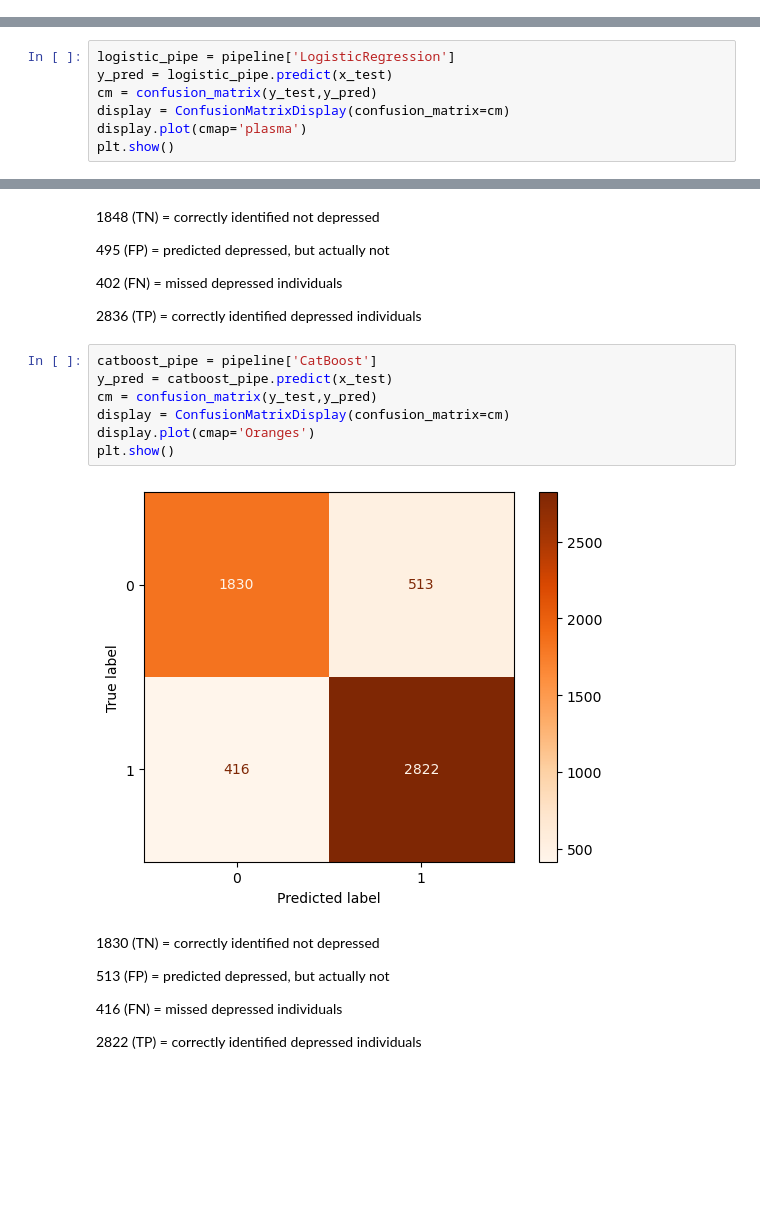
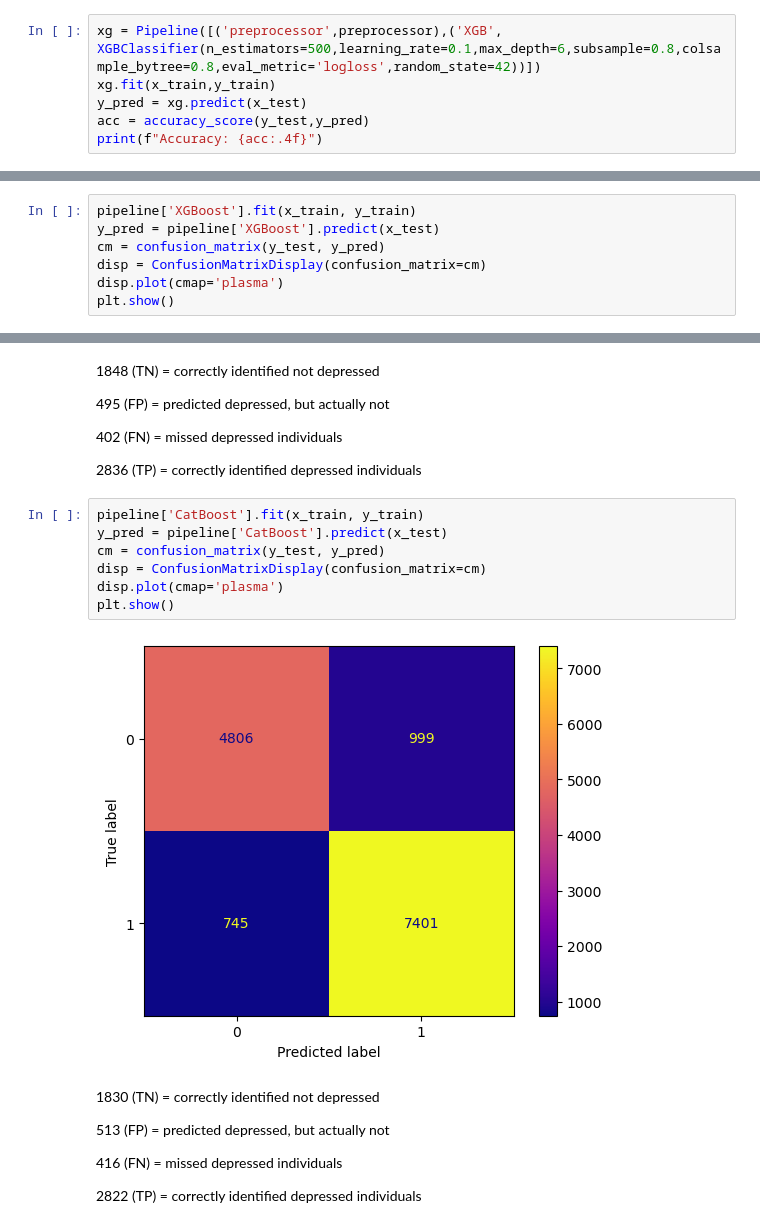
Before and after one commit to cathym20/Student-Depression, a Jupyter notebook: student_depression.ipynb, the cells around one changed output, grey strips where cells are left out. Drawn from its saved outputs; the diff is of its cells as text; blank space fills up the shorter version.

```diff
--- a/student_depression.ipynb
+++ b/student_depression.ipynb
@@ -364,3 +364,9 @@ weighted avg       0.86      0.86      0.86     13950
 Among the models evaluated—Logistic Regression, Random Forest, SVC, LightGBM, and CatBoost; Logistic Regression achieved the best overall performance in accuracy, recall, and F1-score, particularly for detecting depressed individuals, making it the preferred baseline model. It indicates that the underlying relationships in the data are largely linear
 # %% [markdown]
 Accuracy alone was insufficient due to potential class imbalance, so we used precision, recall, F1-score, and confusion matrix for deeper evaluation. GridSearchCV was then applied to optimize hyperparameters and improve generalization.
+# %%
+xg = Pipeline([('preprocessor',preprocessor),('XGB', XGBClassifier(n_estimators=500,learning_rate=0.1,max_depth=6,subsample=0.8,colsample_bytree=0.8,eval_metric='logloss',random_state=42))])
+xg.fit(x_train,y_train)
+y_pred = xg.predict(x_test)
+acc = accuracy_score(y_test,y_pred)
+print(f"Accuracy: {acc:.4f}")
@@ -389,8 +409,8 @@ HistGradientBoostingClassifier Best params: {'Histgradientboosting__max_depth':
 # %%
-logistic_pipe = pipeline['LogisticRegression']
-y_pred = logistic_pipe.predict(x_test)
-cm = confusion_matrix(y_test,y_pred)
-display = ConfusionMatrixDisplay(confusion_matrix=cm)
-display.plot(cmap='plasma')
+pipeline['XGBoost'].fit(x_train, y_train)
+y_pred = pipeline['XGBoost'].predict(x_test)
+cm = confusion_matrix(y_test, y_pred)
+disp = ConfusionMatrixDisplay(confusion_matrix=cm)
+disp.plot(cmap='plasma')
 plt.show()
 # %% [output]
@@ -404,14 +424,14 @@ plt.show()
 
 2836 (TP) = correctly identified depressed individuals
 # %%
-catboost_pipe = pipeline['CatBoost']
-y_pred = catboost_pipe.predict(x_test)
-cm = confusion_matrix(y_test,y_pred)
-display = ConfusionMatrixDisplay(confusion_matrix=cm)
-display.plot(cmap='Oranges')
+pipeline['CatBoost'].fit(x_train, y_train)
+y_pred = pipeline['CatBoost'].predict(x_test)
+cm = confusion_matrix(y_test, y_pred)
+disp = ConfusionMatrixDisplay(confusion_matrix=cm)
+disp.plot(cmap='plasma')
 plt.show()
 # %% [output]
-[figure, old version]
+[figure, new version]
 # %% [markdown]
 1830 (TN) = correctly identified not depressed
 
```
Also changed, not shown: parts of 4 cells of this notebook.
